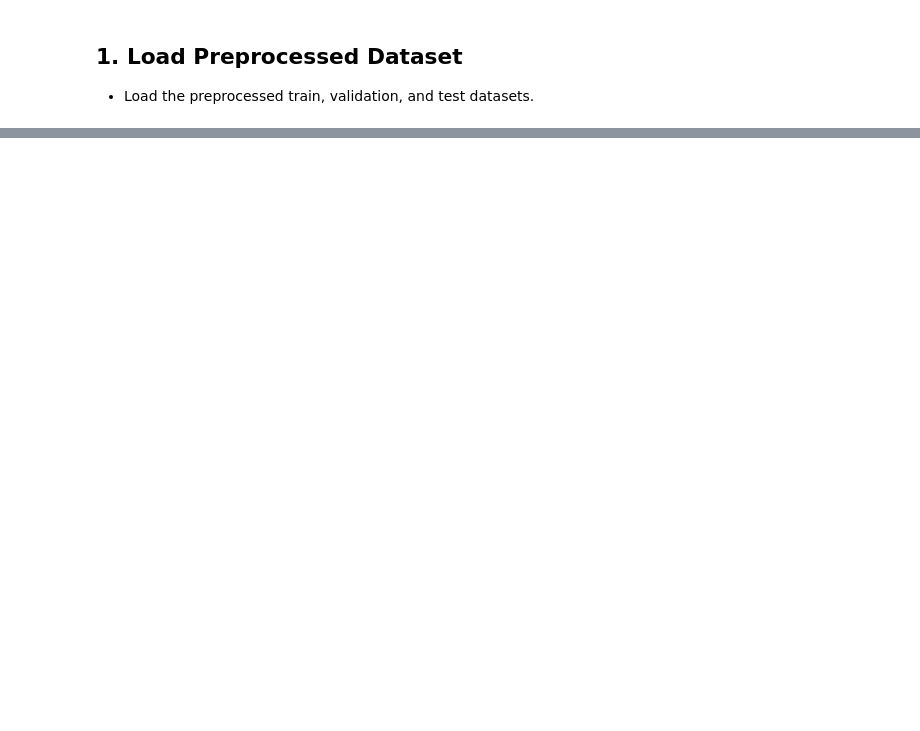
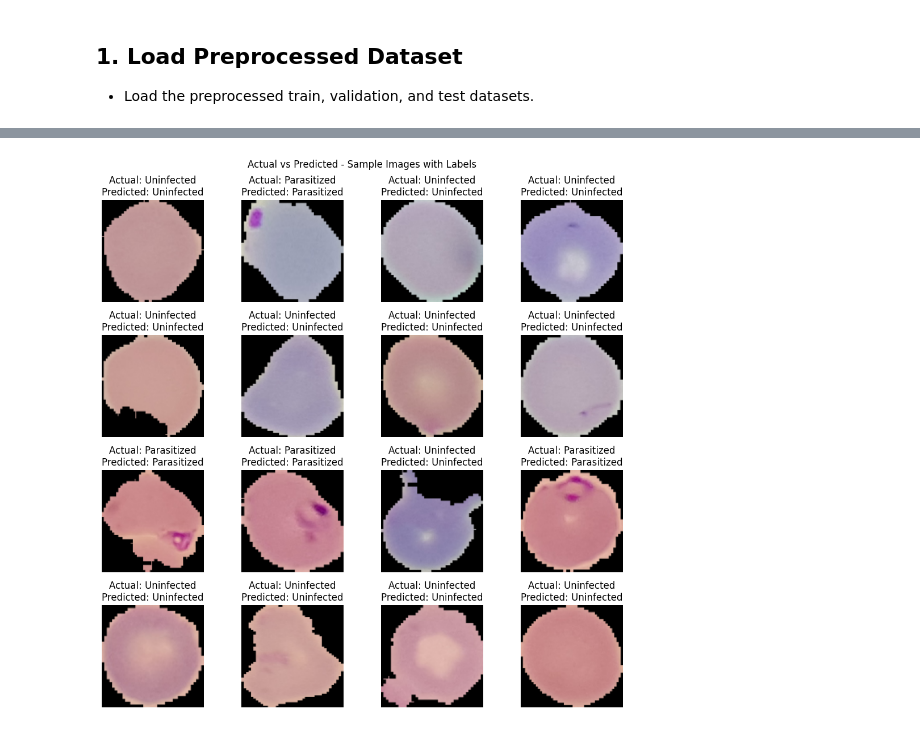
Before and after one commit to khalandarsihan/CNN-malaria-image-recognition, a Jupyter notebook: notebooks/cnn-model_training.ipynb.ipynb, the cells around one changed output, grey strips where cells are left out. Drawn from its saved outputs; the diff is of its cells as text; code cells hidden in the pictures; blank space fills up the shorter version.

```diff
--- a/notebooks/cnn-model_training.ipynb.ipynb
+++ b/notebooks/cnn-model_training.ipynb.ipynb
@@ -10,6 +10,7 @@ import os
 sys.path.append(os.path.abspath(os.path.join('..')))
 from src.utils import visualization_utils as vu
 from src.utils import dataset_utils as du
+from src.utils import model_utils as mu
 
 
 import tensorflow as tf
@@ -30,17 +31,17 @@ K.clear_session()
 base_dir = '/tf/projects/malaria-image-recognition/notebooks/'
 data_dir = os.path.join(base_dir, 'data', 'raw')
 
-# Load the dataset with TensorFlow Datasets without downloading
+# Load  dataset
 datasets, _info = tfds.load('malaria',
                             split=['train[:80%]', 'train[80%:90%]', 'train[90%:]'],
                             data_dir=data_dir,
                             shuffle_files=True,
-                            download=True,  # Do not download the dataset again as already available in the localhost
+                            download=False,  # Need not download again if already available in the localhost
                             as_supervised=True,
                             with_info=True)
 
 train_dataset, val_dataset, test_dataset = datasets
-# print(_info)
+print(_info)
 
 # Print five random samples
 print('\n\n Random samples from train_dataset: \n\n')
@@ -106,13 +103,10 @@ Label: [1 0 1 0 1 1 1 0 1 0 1 1 0 1 0 0 1 0 1 0 0 1 0 1 1 0 1 0 0 0 1 1 0 1 1 0
 # %%
-# Model architecture
-# Model definition and compilation
-
 import tensorflow as tf
 from tensorflow.keras.models import Sequential
-from tensorflow.keras.layers import Conv2D, BatchNormalization, MaxPooling2D, Flatten, InputLayer, Dense, Dropout
+from tensorflow.keras.layers import Conv2D, BatchNormalization, MaxPooling2D, Flatten, InputLayer, Dense, Dropout, AveragePooling2D
 from tensorflow.keras.optimizers import Adam
 from tensorflow.keras.losses import binary_crossentropy
-from tensorflow.keras.metrics import BinaryAccuracy
+from tensorflow.keras.metrics import BinaryAccuracy, Accuracy
 
 
 def lenet_model():
@@ -120,12 +114,12 @@ def lenet_model():
 
         InputLayer(shape=(128, 128, 3)),
 
-        Conv2D(6, (5, 5), activation='relu'),
+        Conv2D(6, (5, 5), activation='relu', padding='valid'),
         BatchNormalization(),
         MaxPooling2D(pool_size=(2, 2)),
-        Dropout(.15),
+        Dropout(.25),
 
-        Conv2D(16, (5, 5), activation='relu'),
+        Conv2D(16, (5, 5), activation='relu', padding='valid'),
         BatchNormalization(),
         MaxPooling2D(pool_size=(2, 2)),
         Dropout(.25),
@@ -134,7 +128,7 @@ def lenet_model():
 
         tf.keras.layers.Dense(120, activation='relu'),
         BatchNormalization(),
-        Dropout(.5),
+        Dropout(0.5),
 
         tf.keras.layers.Dense(84, activation='relu'),
         BatchNormalization(),
@@ -313,0 +288,2 @@ model.save('/tf/projects/malaria-image-recognition/notebooks/cnn_malaria_image_m
+# %%
+actual_images, actual_labels, predicted_labels = mu.extract_labels_predictions(model, test_dataset_preprocessed)
@@ -313,0 +293,4 @@ model.save('/tf/projects/malaria-image-recognition/notebooks/cnn_malaria_image_m
+# %%
+mu.show_actuals_predictions(actual_images, actual_labels, predicted_labels, 'Actual vs Predicted')
+# %% [output]
+[figure, added]
```
Also changed, not shown: parts of 22 cells of this notebook, 13 other files.
